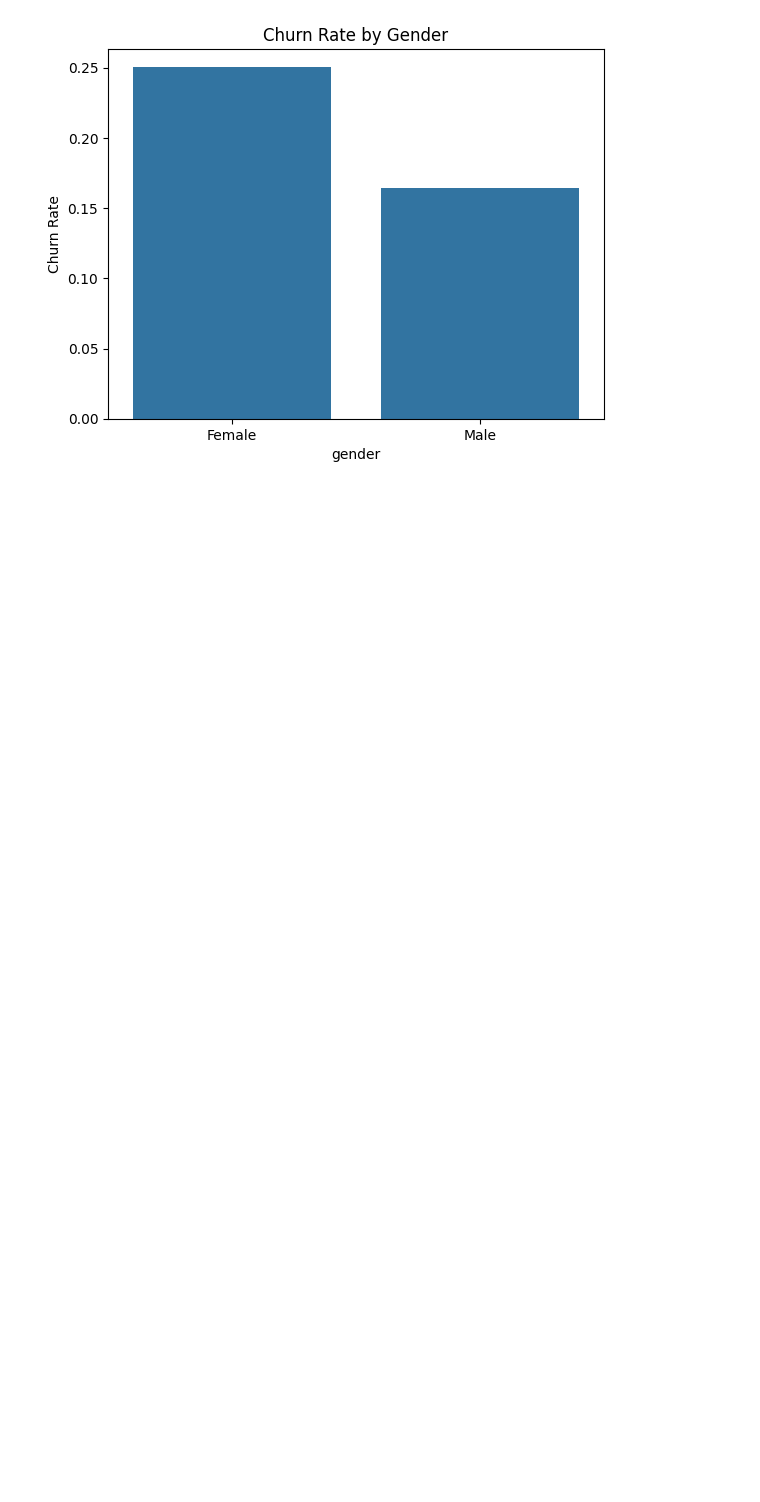
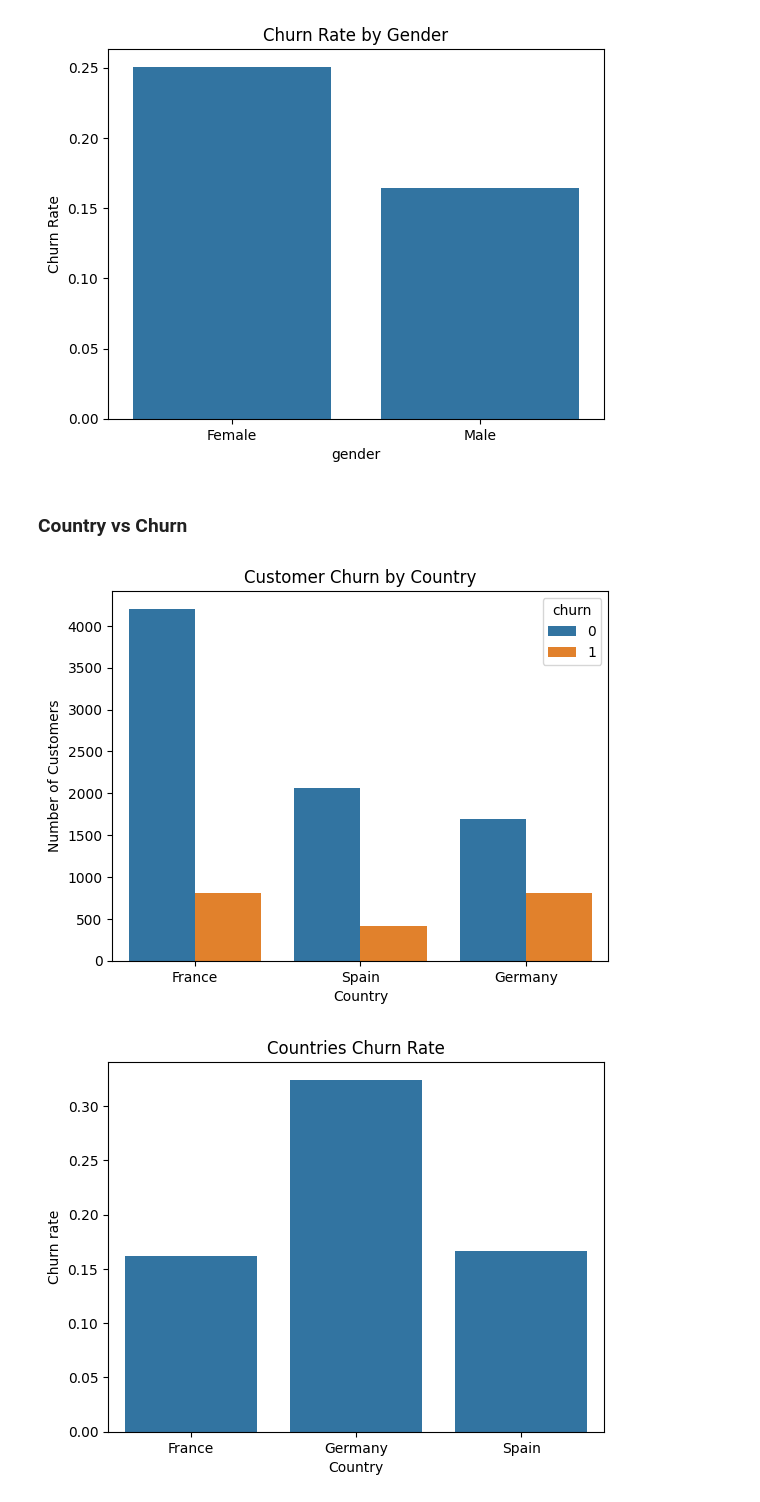
Before and after one commit to EdwardCKB/daily-ds, a Jupyter notebook: deep-learning/capstone_bank_churn.ipynb, the cells around one changed output. Drawn from its saved outputs; the diff is of its cells as text; code cells hidden in the pictures; blank space fills up the shorter version.

Commit message:
data plots for important attributes vs churn/churn rate and inclduded finings as well

```diff
--- a/deep-learning/capstone_bank_churn.ipynb
+++ b/deep-learning/capstone_bank_churn.ipynb
@@ -129,3 +105,27 @@ plt.show()
 # %% [output]
 [figure]
 [figure]
+# %% [markdown]
+### Country vs Churn
+# %%
+sns.countplot(
+    data=df,
+    x="country",
+    hue="churn"
+)
+
+plt.title("Customer Churn by Country")
+plt.xlabel("Country")
+plt.ylabel("Number of Customers")
+plt.show()
+
+# similar to gender we can look at the each countrys avergae churn rate
+country_churn = df.groupby('country')['churn'].mean().reset_index()
+sns.barplot(data=country_churn, x='country', y='churn')
+plt.title('Countries Churn Rate')
+plt.xlabel('Country')
+plt.ylabel('Churn rate')
+plt.show()
+# %% [output]
+[figure, added]
+[figure, added]
```
Also changed, not shown: parts of 20 cells of this notebook.
